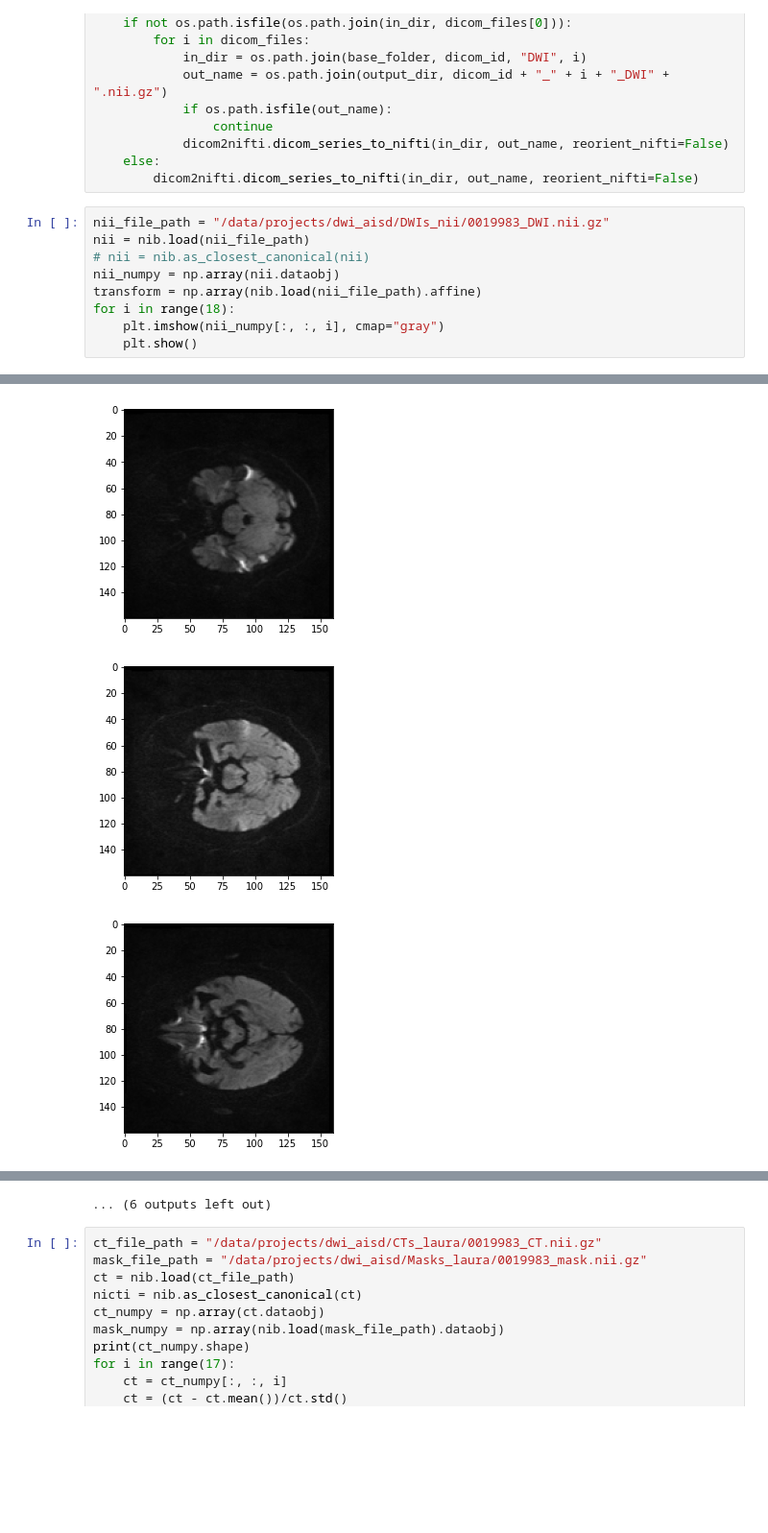
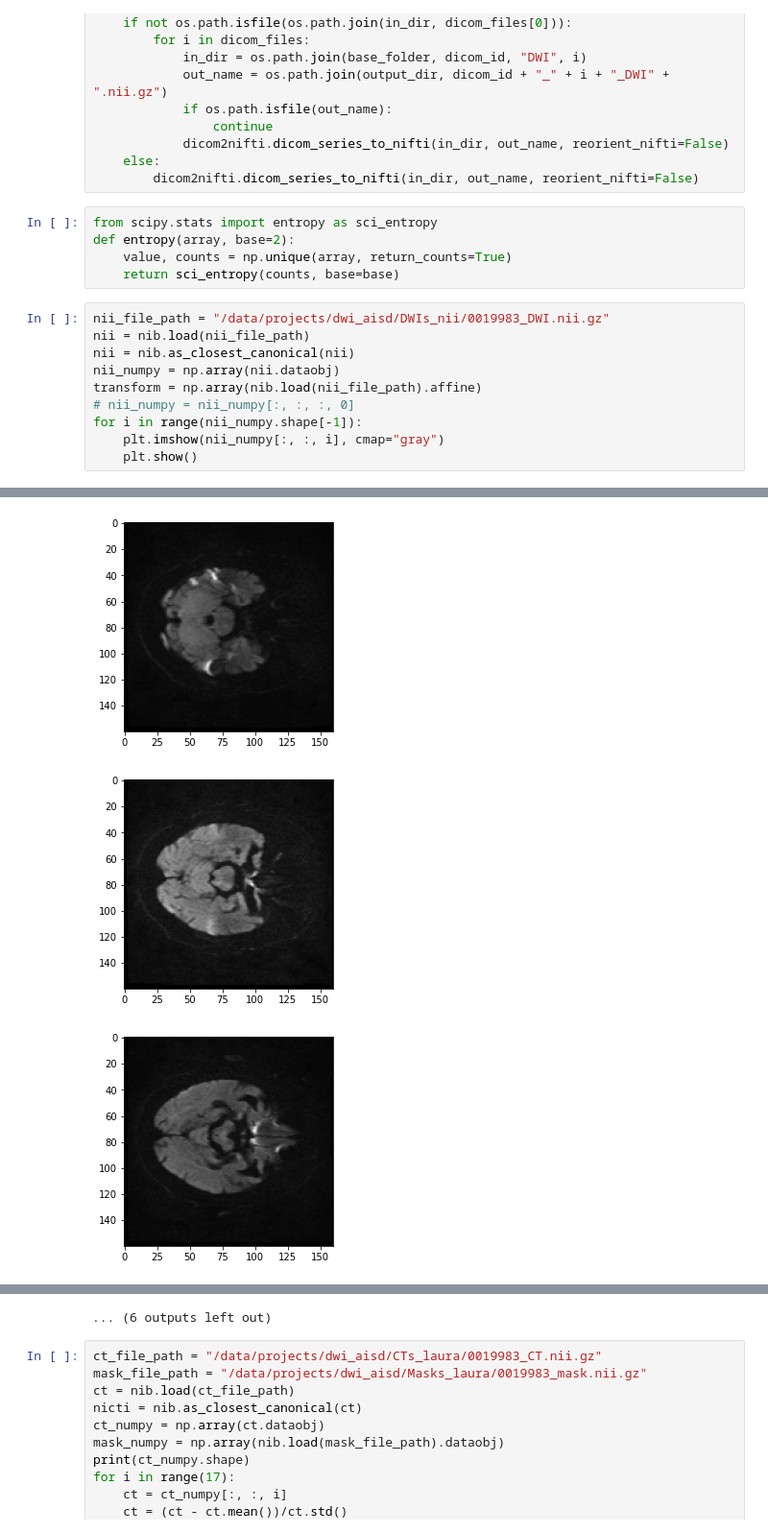
Before and after one commit to LysanderdeJong/RecSeg, a Jupyter notebook: dwi_dcom2nii.ipynb, the cells around one changed output, grey strips where cells are left out. Shown at 96% size. Saved outputs shown, nothing was run; the diff lists cells and outputs as text; blank space fills up the shorter version.

```diff
--- a/dwi_dcom2nii.ipynb
+++ b/dwi_dcom2nii.ipynb
@@ -35,13 +35,19 @@ for dicom_id in file_names:
             dicom2nifti.dicom_series_to_nifti(in_dir, out_name, reorient_nifti=False)
     else:
         dicom2nifti.dicom_series_to_nifti(in_dir, out_name, reorient_nifti=False)
+# %%
+from scipy.stats import entropy as sci_entropy
+def entropy(array, base=2):
+    value, counts = np.unique(array, return_counts=True)
+    return sci_entropy(counts, base=base)
 # %%
 nii_file_path = "/data/projects/dwi_aisd/DWIs_nii/0019983_DWI.nii.gz"
 nii = nib.load(nii_file_path)
-# nii = nib.as_closest_canonical(nii)
+nii = nib.as_closest_canonical(nii)
 nii_numpy = np.array(nii.dataobj)
 transform = np.array(nib.load(nii_file_path).affine)
-for i in range(18):
+# nii_numpy = nii_numpy[:, :, :, 0]
+for i in range(nii_numpy.shape[-1]):
     plt.imshow(nii_numpy[:, :, i], cmap="gray")
     plt.show()
 # %% [output]
@@ -53,3 +59,3 @@ for i in range(18):
-[figure, old version]
+[figure, new version]
-[figure, old version]
+[figure, new version]
-[figure, old version]
+[figure, new version]
```
Also changed, not shown: parts of 13 cells of this notebook, 8 other files.
